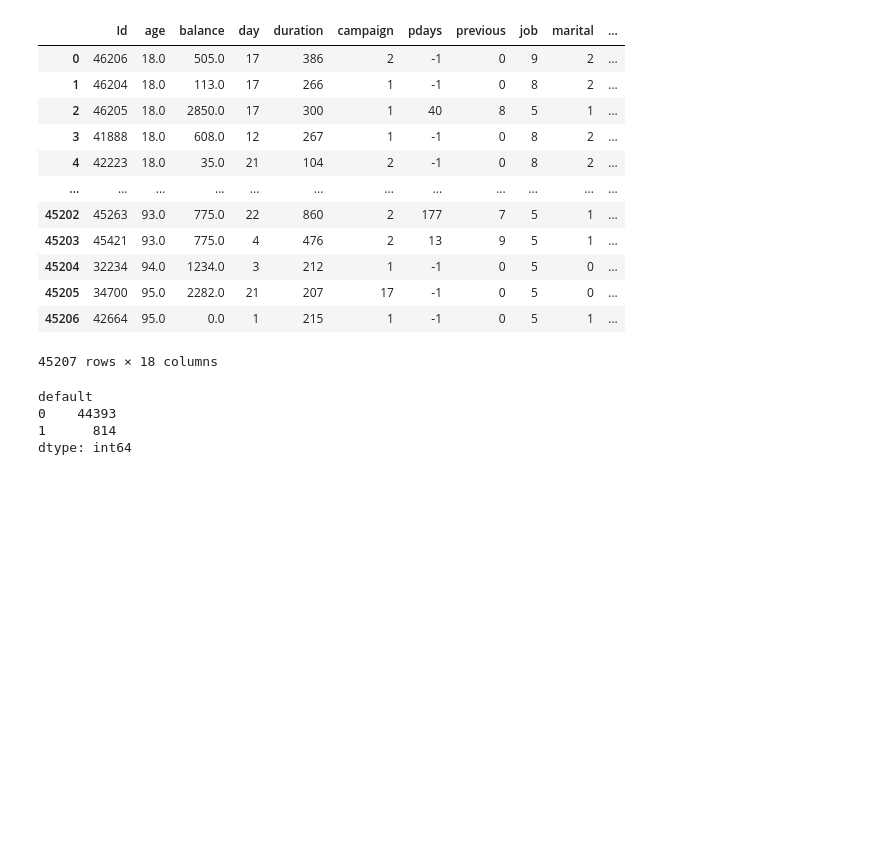
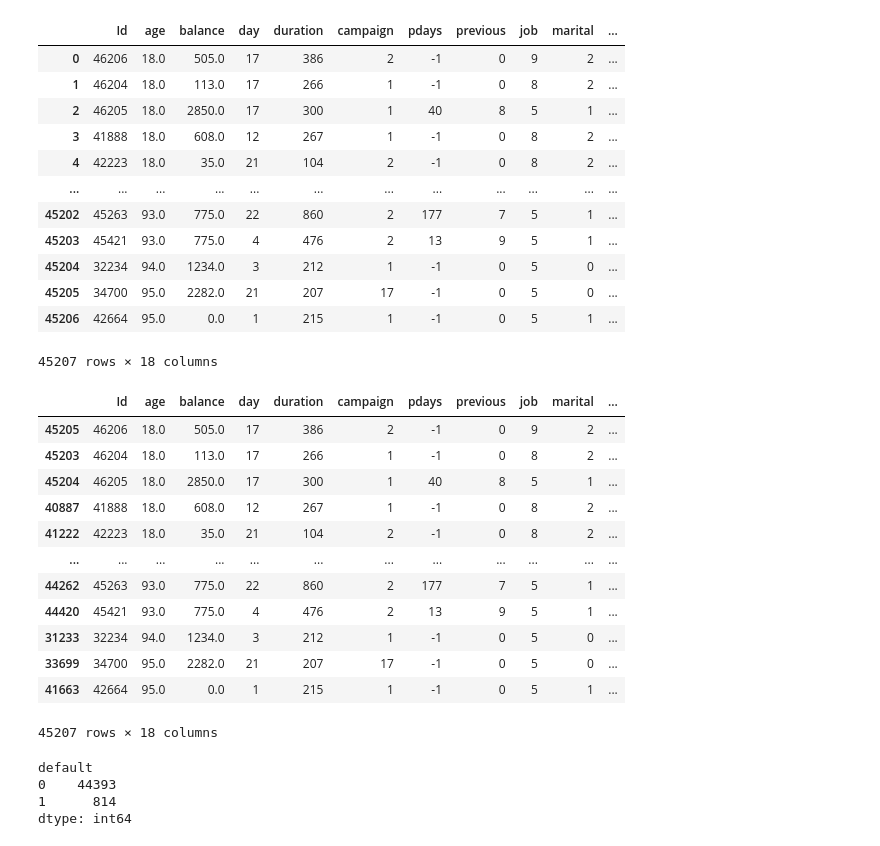
Before and after one commit to Ayomide-ola/UCDPA_Ayomide, a Jupyter notebook: predict term deposit project.ipynb, the cells around one changed output. Cells and saved outputs as stored; diff of their text form; code cells hidden in the pictures; blank space fills up the shorter version.

```diff
--- a/predict term deposit project.ipynb
+++ b/predict term deposit project.ipynb
@@ -534,6 +534,23 @@ all_merge.reset_index(drop=True)
 | 45205 | 34700 | 95.0 | 2282.0 | 21 | 207 | 17 | -1 | 0 | 5 | 0 | ... |
 | 45206 | 42664 | 95.0 | 0.0 | 1 | 215 | 1 | -1 | 0 | 5 | 1 | ... |
 45207 rows × 18 columns
+# %%
+#Trying the join syntax
+new_numerical.join(new_categorical)
+# %% [output]
+|  | Id | age | balance | day | duration | campaign | pdays | previous | job | marital | ... |
+| 45205 | 46206 | 18.0 | 505.0 | 17 | 386 | 2 | -1 | 0 | 9 | 2 | ... |
+| 45203 | 46204 | 18.0 | 113.0 | 17 | 266 | 1 | -1 | 0 | 8 | 2 | ... |
+| 45204 | 46205 | 18.0 | 2850.0 | 17 | 300 | 1 | 40 | 8 | 5 | 1 | ... |
+| 40887 | 41888 | 18.0 | 608.0 | 12 | 267 | 1 | -1 | 0 | 8 | 2 | ... |
+| 41222 | 42223 | 18.0 | 35.0 | 21 | 104 | 2 | -1 | 0 | 8 | 2 | ... |
+| ... | ... | ... | ... | ... | ... | ... | ... | ... | ... | ... | ... |
+| 44262 | 45263 | 93.0 | 775.0 | 22 | 860 | 2 | 177 | 7 | 5 | 1 | ... |
+| 44420 | 45421 | 93.0 | 775.0 | 4 | 476 | 2 | 13 | 9 | 5 | 1 | ... |
+| 31233 | 32234 | 94.0 | 1234.0 | 3 | 212 | 1 | -1 | 0 | 5 | 0 | ... |
+| 33699 | 34700 | 95.0 | 2282.0 | 21 | 207 | 17 | -1 | 0 | 5 | 0 | ... |
+| 41663 | 42664 | 95.0 | 0.0 | 1 | 215 | 1 | -1 | 0 | 5 | 1 | ... |
+45207 rows × 18 columns
 # %%
 # Checking to see all default values were returned, because am seeing only 0s
 all_merge.groupby("default").size()
```
Also changed, not shown: parts of 2 cells of this notebook.
